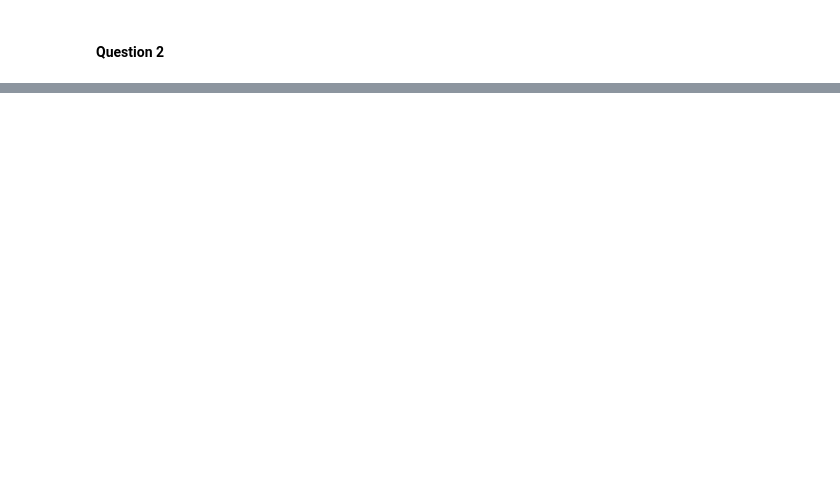
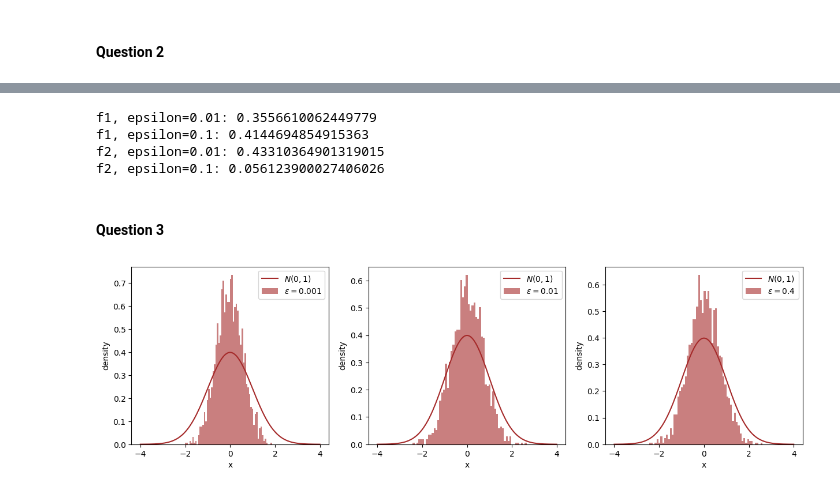
Before and after one commit to pgundral/apma-1690, a Jupyter notebook: hw5/scripts.ipynb, the cells around one changed output, grey strips where cells are left out. Cells and saved outputs as stored; diff of their text form; code cells hidden in the pictures; blank space fills up the shorter version.

Commit message:
question 3

```diff
--- a/hw5/scripts.ipynb
+++ b/hw5/scripts.ipynb
@@ -281,0 +246,17 @@ for ax in axes:
+# %%
+random.seed(42)
+
+M, R = 20, 50
+def h(x): return x**2
+
+for f, epsilon in product(([grad_V1, 'f1'], [grad_V2, 'f2']),(0.01, 0.1)):
+    chain = lavengian(grad_V=f[0], epsilon=epsilon, N=(M+2*R))
+    conv = np.abs( (np.sum(h(chain[M:M+R])) / R) - (np.sum(h(chain[M+R:M+(2*R)])) / R) )
+    print(f"{f[1]}, epsilon={epsilon}: {conv}")
+# %% [output]
+f1, epsilon=0.01: 0.3556610062449779
+f1, epsilon=0.1: 0.4144694854915363
+f2, epsilon=0.01: 0.43310364901319015
+f2, epsilon=0.1: 0.056123900027406026
+# %% [markdown]
+#### Question 3
@@ -281,0 +303,24 @@ for ax in axes:
+# %%
+def run_metro_lgv(f, dV, e, q=q_lgv, q_samp=q_lgv_samp, N=2000, T=300, x0=0):
+    samples = np.zeros(N)
+    for i in range(N):
+        X = metropolis_lavengian(f=f, dV=dV, e=e, q=q, q_samp=q_samp, N=T)
+        samples[i] = X[T-1]
+    return samples
+# %%
+f1_malgv_e1 = run_metro_lgv(f=f1, dV=dV1, e=0.001)
+f1_malgv_e2 = run_metro_lgv(f=f1, dV=dV1, e=0.01)
+f1_malgv_e3 = run_metro_lgv(f=f1, dV=dV1, e=0.4)
+# %%
+fig, axes = plt.subplots(1, 3, figsize=(15, 4))
+
+for ax,data,e in zip(axes, (f1_malgv_e1, f1_malgv_e2, f1_malgv_e3), ('0.001','0.01','0.4')):
+    ax.plot(norm_x, norm_y, color='brown', label='$N(0,1)$')
+    ax.hist(data, density=True, bins=60, alpha=0.6, color='brown', label=f'$ε={e}$')
+    ax.set_xlabel('x')
+    ax.set_ylabel('density')
+    ax.legend()
+
+plt.show()
+# %% [output]
+[figure, added]
```
Also changed, not shown: parts of 11 cells of this notebook, 6 other files.
